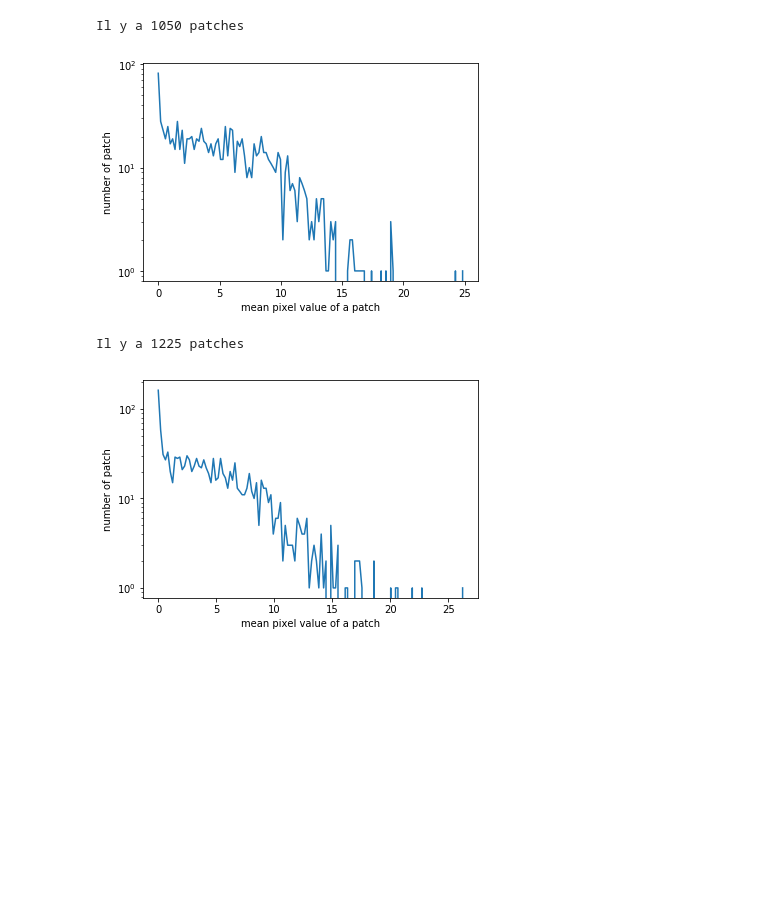
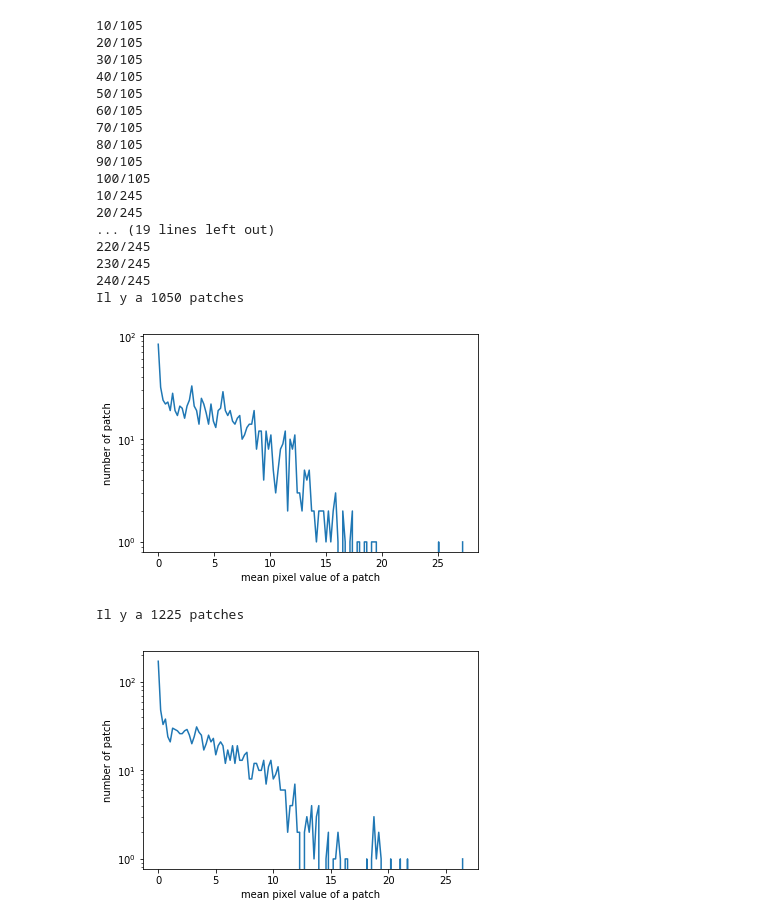
Before and after one commit to serichard1/Biosciences, a Jupyter notebook: patchesExtraction.ipynb, the cells around one changed output. Cells and saved outputs as stored; diff of their text form; code cells hidden in the pictures; blank space fills up the shorter version.

```diff
--- a/patchesExtraction.ipynb
+++ b/patchesExtraction.ipynb
@@ -7,16 +9,32 @@ SIZE = 320 # Hauteur/Largeur de chaque patch (carré)
 # %%
 #################### Extraction des patches ####################
-good_patches = PP.extract("./Data/All_good",SIZE,patch_count=10)
-bad_patches = PP.extract("./Data/All_bad",SIZE,patch_count=5)
+good_patches = PP.extract_multiple("./Data/All_good",SIZE,patch_count=10, verbose = True)
+bad_patches = PP.extract_multiple("./Data/All_bad",SIZE,patch_count=5, verbose = True)
 
 #Servez vous de l'histogramme pour déterminer un bon THRESHOLD pour le filtrage des patches
 PP.stats(good_patches)
 PP.stats(bad_patches)
 # %% [output]
+10/105
+20/105
+30/105
+40/105
+50/105
+60/105
+70/105
+80/105
+90/105
+100/105
+10/245
+20/245
+... (19 lines left out)
+220/245
+230/245
+240/245
 Il y a 1050 patches
-[figure, old version]
+[figure, new version]
 Il y a 1225 patches
-[figure, old version]
+[figure, new version]
 # %%
 #################### Filtrage des patches ####################
 THRESHOLD = 3
```
Also changed, not shown: parts of 4 cells of this notebook, 2 other files.
